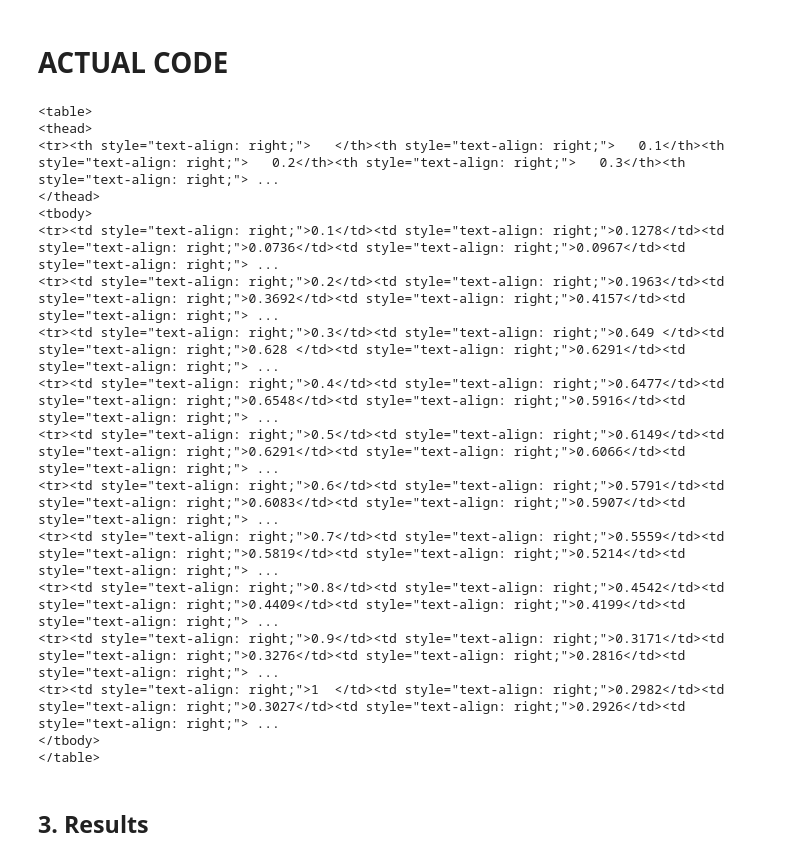
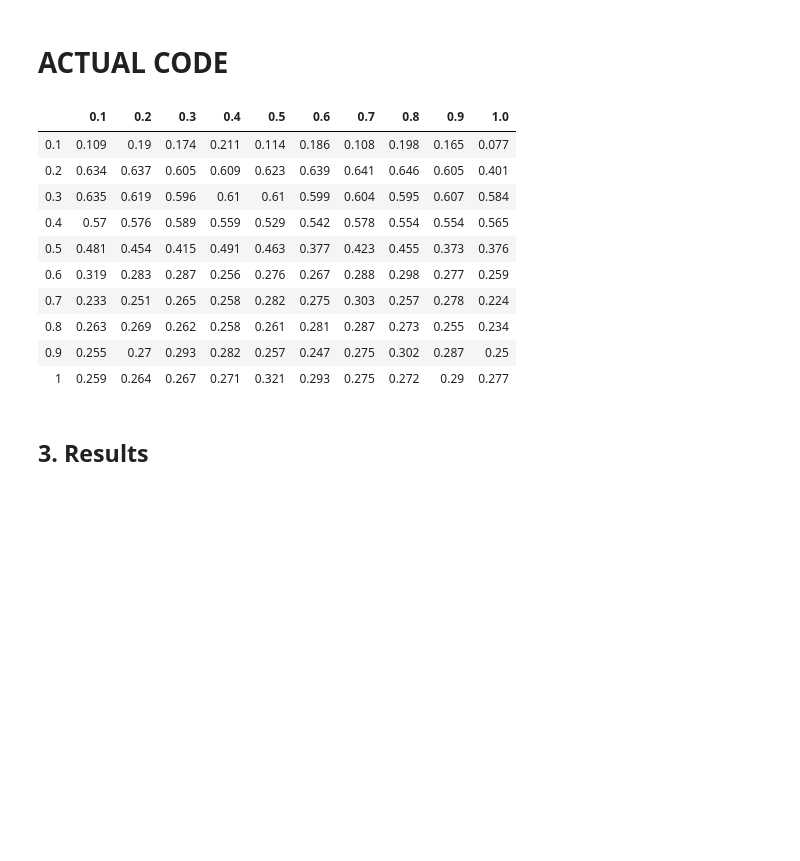
Before and after one commit to ashcansingh/MATH3024-Disease-Model, a Jupyter notebook: Project.ipynb, the cells around one changed output. Cells and saved outputs as stored; diff of their text form; code cells hidden in the pictures; blank space fills up the shorter version.

Commit message:
tables

```diff
--- a/Project.ipynb
+++ b/Project.ipynb
@@ -482,9 +482,9 @@ def convergence_vals(all_results):
 
                 ensemble_mean = np.mean(results, axis = 0)
 
-                entropy = round(ordpy.permutation_entropy(ensemble_mean, dx = 7, base = 2, normalized = True), 4)
+                entropy = round(ordpy.permutation_entropy(ensemble_mean, dx = 7, base = 2, normalized = True), 3)
 
-                convergences[immunity][initial_prob_infect].append((round(np.mean(ensemble_mean[-151:-1]), 4), entropy))
+                convergences[immunity][initial_prob_infect].append((round(np.mean(ensemble_mean[-151:-1]), 3), entropy))
 
     return convergences
 # %%
@@ -505,25 +505,19 @@ def table(immunity, ensemble_runs, show_prop = False):
 # %% [markdown]
 # ACTUAL CODE
 # %%
-print(table(14, ensemble_runs, show_prop=False))
+table(35, ensemble_runs, show_prop=False)
 # %% [output]
-<table>
-<thead>
-<tr><th style="text-align: right;">   </th><th style="text-align: right;">   0.1</th><th style="text-align: right;">   0.2</th><th style="text-align: right;">   0.3</th><th style="text-align: right;"> ...
-</thead>
-<tbody>
-<tr><td style="text-align: right;">0.1</td><td style="text-align: right;">0.1278</td><td style="text-align: right;">0.0736</td><td style="text-align: right;">0.0967</td><td style="text-align: right;"> ...
-<tr><td style="text-align: right;">0.2</td><td style="text-align: right;">0.1963</td><td style="text-align: right;">0.3692</td><td style="text-align: right;">0.4157</td><td style="text-align: right;"> ...
-<tr><td style="text-align: right;">0.3</td><td style="text-align: right;">0.649 </td><td style="text-align: right;">0.628 </td><td style="text-align: right;">0.6291</td><td style="text-align: right;"> ...
-<tr><td style="text-align: right;">0.4</td><td style="text-align: right;">0.6477</td><td style="text-align: right;">0.6548</td><td style="text-align: right;">0.5916</td><td style="text-align: right;"> ...
-<tr><td style="text-align: right;">0.5</td><td style="text-align: right;">0.6149</td><td style="text-align: right;">0.6291</td><td style="text-align: right;">0.6066</td><td style="text-align: right;"> ...
-<tr><td style="text-align: right;">0.6</td><td style="text-align: right;">0.5791</td><td style="text-align: right;">0.6083</td><td style="text-align: right;">0.5907</td><td style="text-align: right;"> ...
-<tr><td style="text-align: right;">0.7</td><td style="text-align: right;">0.5559</td><td style="text-align: right;">0.5819</td><td style="text-align: right;">0.5214</td><td style="text-align: right;"> ...
-<tr><td style="text-align: right;">0.8</td><td style="text-align: right;">0.4542</td><td style="text-align: right;">0.4409</td><td style="text-align: right;">0.4199</td><td style="text-align: right;"> ...
-<tr><td style="text-align: right;">0.9</td><td style="text-align: right;">0.3171</td><td style="text-align: right;">0.3276</td><td style="text-align: right;">0.2816</td><td style="text-align: right;"> ...
-<tr><td style="text-align: right;">1  </td><td style="text-align: right;">0.2982</td><td style="text-align: right;">0.3027</td><td style="text-align: right;">0.2926</td><td style="text-align: right;"> ...
-</tbody>
-</table>
+|  | 0.1 | 0.2 | 0.3 | 0.4 | 0.5 | 0.6 | 0.7 | 0.8 | 0.9 | 1.0 |
+| 0.1 | 0.109 | 0.19 | 0.174 | 0.211 | 0.114 | 0.186 | 0.108 | 0.198 | 0.165 | 0.077 |
+| 0.2 | 0.634 | 0.637 | 0.605 | 0.609 | 0.623 | 0.639 | 0.641 | 0.646 | 0.605 | 0.401 |
+| 0.3 | 0.635 | 0.619 | 0.596 | 0.61 | 0.61 | 0.599 | 0.604 | 0.595 | 0.607 | 0.584 |
+| 0.4 | 0.57 | 0.576 | 0.589 | 0.559 | 0.529 | 0.542 | 0.578 | 0.554 | 0.554 | 0.565 |
+| 0.5 | 0.481 | 0.454 | 0.415 | 0.491 | 0.463 | 0.377 | 0.423 | 0.455 | 0.373 | 0.376 |
+| 0.6 | 0.319 | 0.283 | 0.287 | 0.256 | 0.276 | 0.267 | 0.288 | 0.298 | 0.277 | 0.259 |
+| 0.7 | 0.233 | 0.251 | 0.265 | 0.258 | 0.282 | 0.275 | 0.303 | 0.257 | 0.278 | 0.224 |
+| 0.8 | 0.263 | 0.269 | 0.262 | 0.258 | 0.261 | 0.281 | 0.287 | 0.273 | 0.255 | 0.234 |
+| 0.9 | 0.255 | 0.27 | 0.293 | 0.282 | 0.257 | 0.247 | 0.275 | 0.302 | 0.287 | 0.25 |
+| 1 | 0.259 | 0.264 | 0.267 | 0.271 | 0.321 | 0.293 | 0.275 | 0.272 | 0.29 | 0.277 |
 # %% [markdown]
 ## 3. Results
 # %% [markdown]
```
Also changed, not shown: parts of 8 cells of this notebook.
